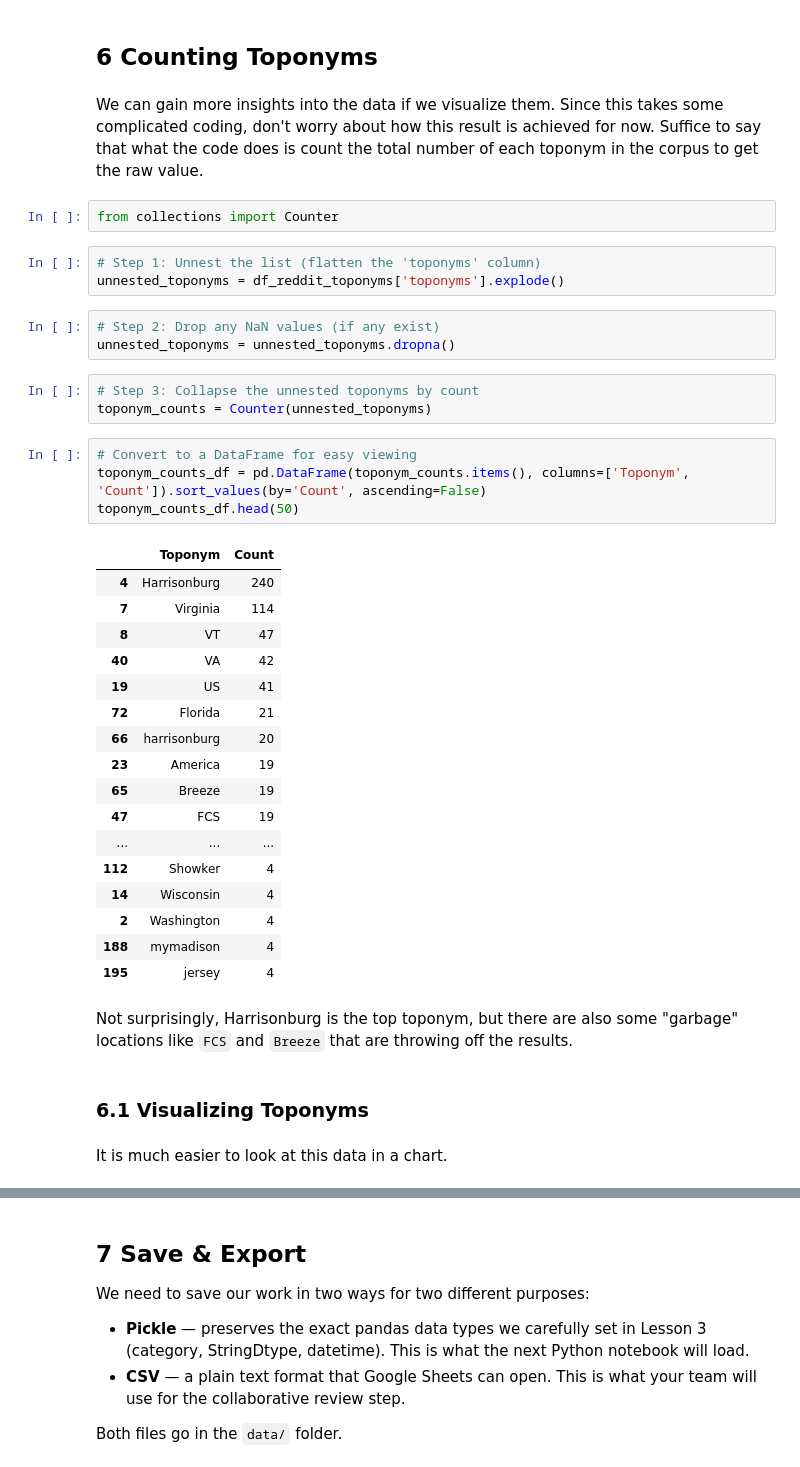
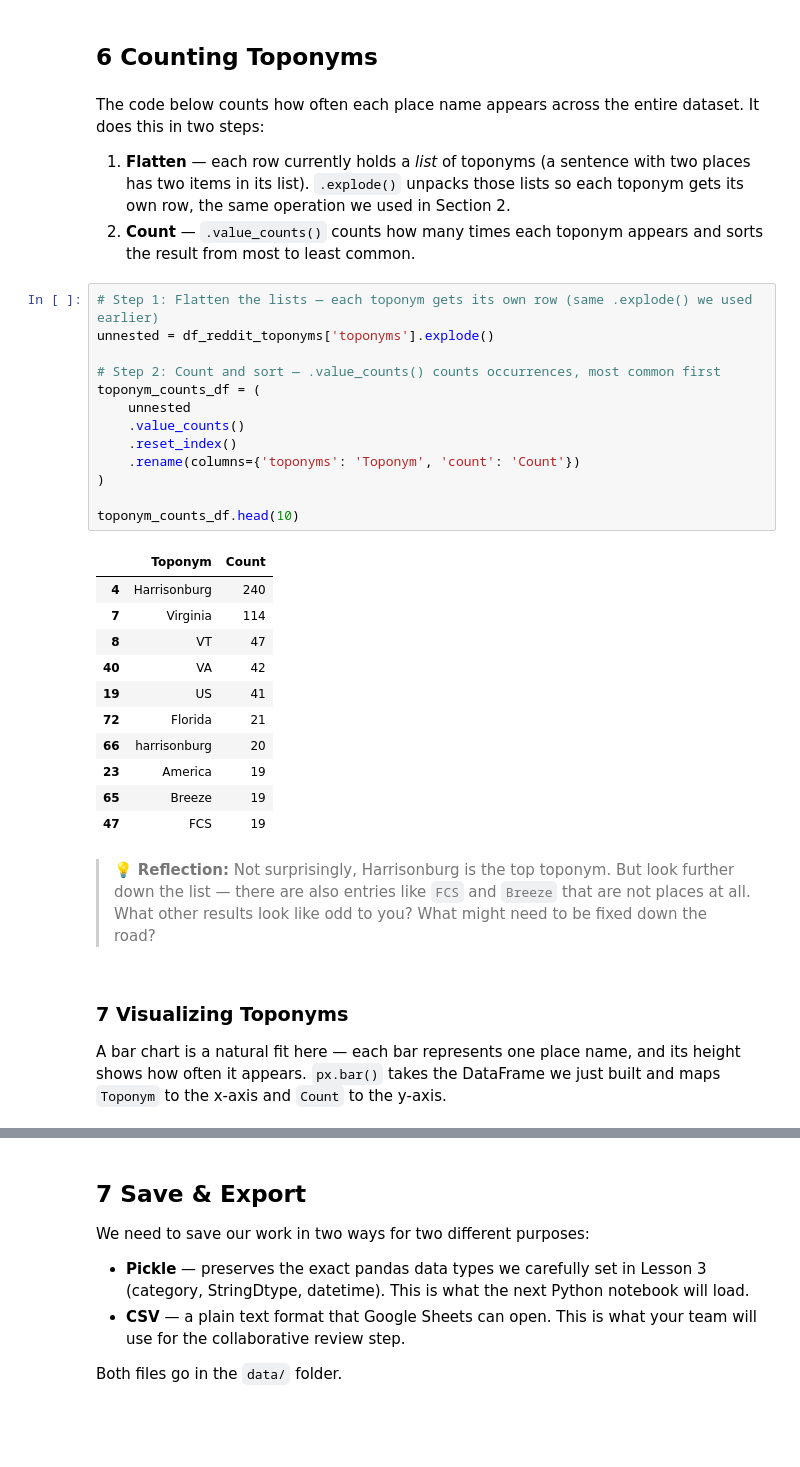
Before and after one commit to joostburgers/jupyter_hub_codespace, a Jupyter notebook: lesson_4_finding_locations/lesson_4_1_extracting_locations.ipynb, the cells around one changed output, grey strips where cells are left out. Saved outputs shown, nothing was run; the diff lists cells and outputs as text; blank space fills up the shorter version.

```diff
--- a/lesson_4_finding_locations/lesson_4_1_extracting_locations.ipynb
+++ b/lesson_4_finding_locations/lesson_4_1_extracting_locations.ipynb
@@ -320,46 +304,41 @@ df_reddit_toponyms.sample(10, random_state = 4)
 # %% [markdown]
 ## 6 Counting Toponyms
 # %% [markdown]
-We can gain more insights into the data if we visualize them. Since this takes some complicated coding, don't worry about how this result is achieved for now. Suffice to say that what the code does is count the total number of each toponym in the corpus to get the raw value.
+The code below counts how often each place name appears across the entire dataset. It does this in two steps:
+
+1. **Flatten** — each row currently holds a *list* of toponyms (a sentence with two places has two items in its list). `.explode()` unpacks those lists so each toponym gets its own row, the same operation we used in Section 2.
+2. **Count** — `.value_counts()` counts how many times each toponym appears and sorts the result from most to least common.
 # %%
-from collections import Counter
+# Step 1: Flatten the lists — each toponym gets its own row (same .explode() we used earlier)
+unnested = df_reddit_toponyms['toponyms'].explode()
+
+# Step 2: Count and sort — .value_counts() counts occurrences, most common first
+toponym_counts_df = (
+    unnested
+    .value_counts()
+    .reset_index()
+    .rename(columns={'toponyms': 'Toponym', 'count': 'Count'})
+)
+
+toponym_counts_df.head(10)
+# %% [output]
+|  | Toponym | Count |
+| 4 | Harrisonburg | 240 |
+| 7 | Virginia | 114 |
+| 8 | VT | 47 |
+| 40 | VA | 42 |
+| 19 | US | 41 |
+| 72 | Florida | 21 |
+| 66 | harrisonburg | 20 |
+| 23 | America | 19 |
+| 65 | Breeze | 19 |
+| 47 | FCS | 19 |
-# %%
-# Step 1: Unnest the list (flatten the 'toponyms' column)
-unnested_toponyms = df_reddit_toponyms['toponyms'].explode()
-# %%
-# Step 2: Drop any NaN values (if any exist)
-unnested_toponyms = unnested_toponyms.dropna()
-# %%
-# Step 3: Collapse the unnested toponyms by count
-toponym_counts = Counter(unnested_toponyms)
-# %%
-# Convert to a DataFrame for easy viewing
-toponym_counts_df = pd.DataFrame(toponym_counts.items(), columns=['Toponym', 'Count']).sort_values(by='Count', ascending=False)
-toponym_counts_df.head(50)
-# %% [output]
-|  | Toponym | Count |
-| 4 | Harrisonburg | 240 |
-| 7 | Virginia | 114 |
-| 8 | VT | 47 |
-| 40 | VA | 42 |
-| 19 | US | 41 |
-| 72 | Florida | 21 |
-| 66 | harrisonburg | 20 |
-| 23 | America | 19 |
-| 65 | Breeze | 19 |
-| 47 | FCS | 19 |
-| ... | ... | ... |
-| 112 | Showker | 4 |
-| 14 | Wisconsin | 4 |
-| 2 | Washington | 4 |
-| 188 | mymadison | 4 |
-| 195 | jersey | 4 |
 # %% [markdown]
-Not surprisingly, Harrisonburg is the top toponym, but there are also some "garbage" locations like `FCS` and `Breeze` that are throwing off the results.
+> 💡 **Reflection:** Not surprisingly, Harrisonburg is the top toponym. But look further down the list — there are also entries like `FCS` and `Breeze` that are not places at all. What other results look like odd to you? What might need to be fixed down the road?
 # %% [markdown]
-### 6.1  Visualizing Toponyms
+### 7 Visualizing Toponyms
+
+A bar chart is a natural fit here — each bar represents one place name, and its height shows how often it appears. `px.bar()` takes the DataFrame we just built and maps `Toponym` to the x-axis and `Count` to the y-axis.
-# %% [markdown]
-It is much easier to look at this data in a chart.
 # %%
 import plotly.express as px
 
```
Also changed, not shown: parts of 43 cells of this notebook, 15 other files.
